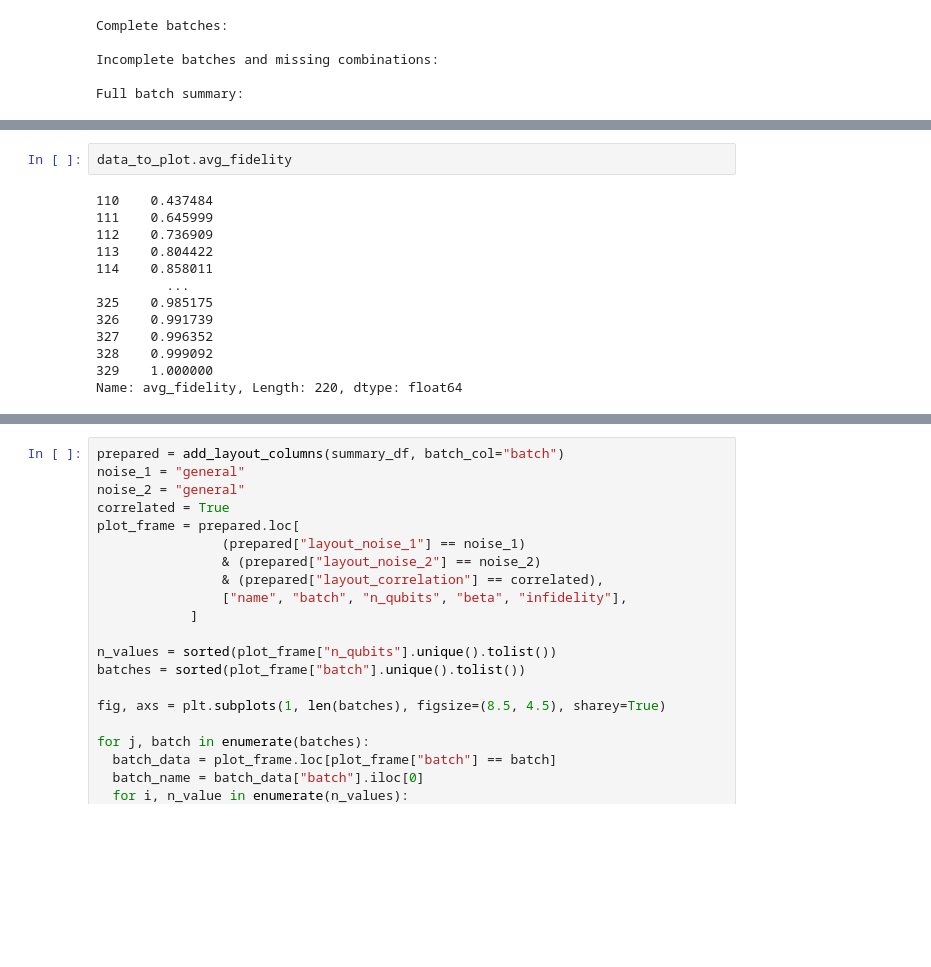
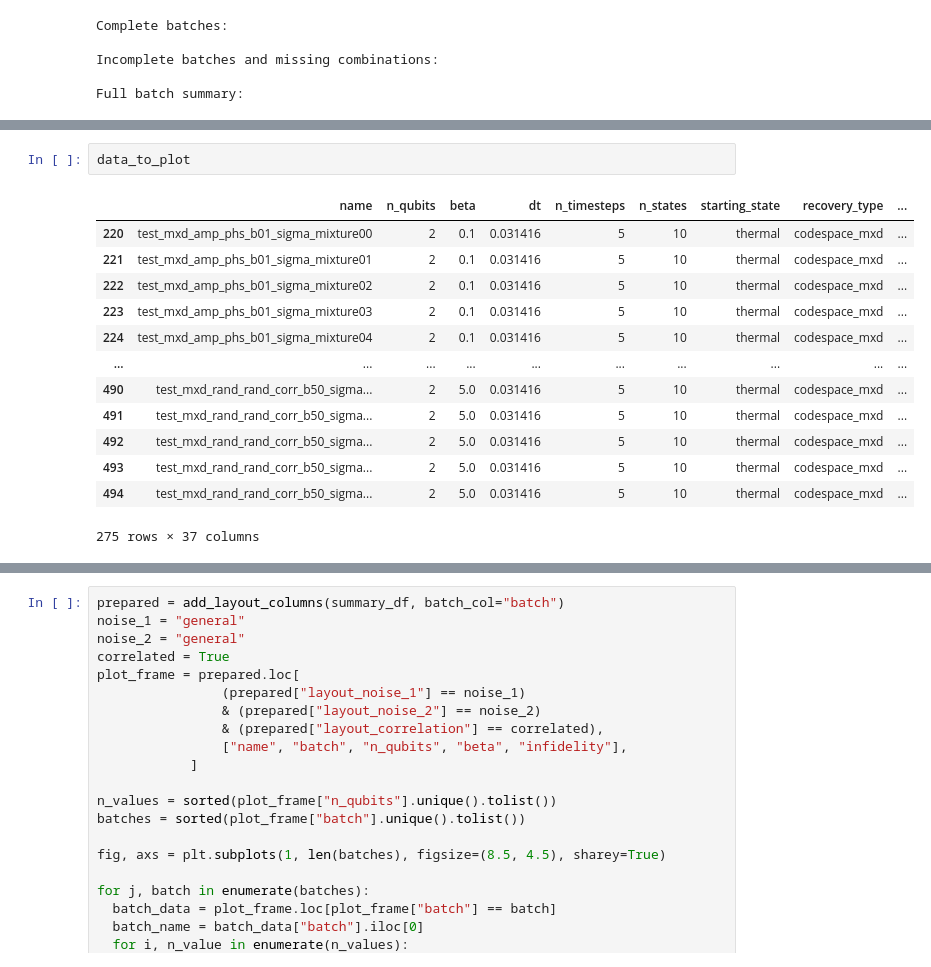
Before and after one commit to fedesss98/shooting-decoherences, a Jupyter notebook: notebooks/10-fede-analyse-results.ipynb, the cells around one changed output, grey strips where cells are left out. Cells and saved outputs as stored; diff of their text form; blank space fills up the shorter version.

```diff
--- a/notebooks/10-fede-analyse-results.ipynb
+++ b/notebooks/10-fede-analyse-results.ipynb
@@ -761,18 +761,19 @@ fig_comparison, axes = plot_batch_grid(
 # %%
-data_to_plot.avg_fidelity
+data_to_plot
 # %% [output]
+|  | name | n_qubits | beta | dt | n_timesteps | n_states | starting_state | recovery_type | ... |
+| 220 | test_mxd_amp_phs_b01_sigma_mixture00 | 2 | 0.1 | 0.031416 | 5 | 10 | thermal | codespace_mxd | ... |
+| 221 | test_mxd_amp_phs_b01_sigma_mixture01 | 2 | 0.1 | 0.031416 | 5 | 10 | thermal | codespace_mxd | ... |
+| 222 | test_mxd_amp_phs_b01_sigma_mixture02 | 2 | 0.1 | 0.031416 | 5 | 10 | thermal | codespace_mxd | ... |
+| 223 | test_mxd_amp_phs_b01_sigma_mixture03 | 2 | 0.1 | 0.031416 | 5 | 10 | thermal | codespace_mxd | ... |
+| 224 | test_mxd_amp_phs_b01_sigma_mixture04 | 2 | 0.1 | 0.031416 | 5 | 10 | thermal | codespace_mxd | ... |
+| ... | ... | ... | ... | ... | ... | ... | ... | ... | ... |
+| 490 | test_mxd_rand_rand_corr_b50_sigma... | 2 | 5.0 | 0.031416 | 5 | 10 | thermal | codespace_mxd | ... |
+| 491 | test_mxd_rand_rand_corr_b50_sigma... | 2 | 5.0 | 0.031416 | 5 | 10 | thermal | codespace_mxd | ... |
+| 492 | test_mxd_rand_rand_corr_b50_sigma... | 2 | 5.0 | 0.031416 | 5 | 10 | thermal | codespace_mxd | ... |
+| 493 | test_mxd_rand_rand_corr_b50_sigma... | 2 | 5.0 | 0.031416 | 5 | 10 | thermal | codespace_mxd | ... |
+| 494 | test_mxd_rand_rand_corr_b50_sigma... | 2 | 5.0 | 0.031416 | 5 | 10 | thermal | codespace_mxd | ... |
-110    0.437484
-111    0.645999
-112    0.736909
-113    0.804422
-114    0.858011
-         ...
-325    0.985175
-326    0.991739
-327    0.996352
-328    0.999092
-329    1.000000
-Name: avg_fidelity, Length: 220, dtype: float64
+275 rows × 37 columns
 # %%
 summary_df[summary_df["sigma_mixture"] == 0.5][["sigma_mixture","beta", "avg_fidelity"]]
 # %% [output]
```
Also changed, not shown: parts of 5 cells of this notebook, 1 other file.
